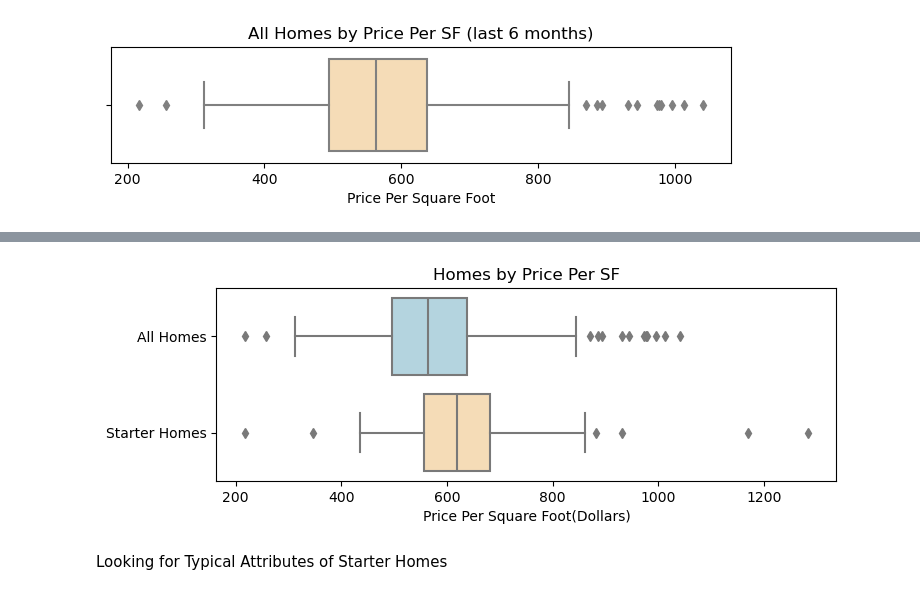
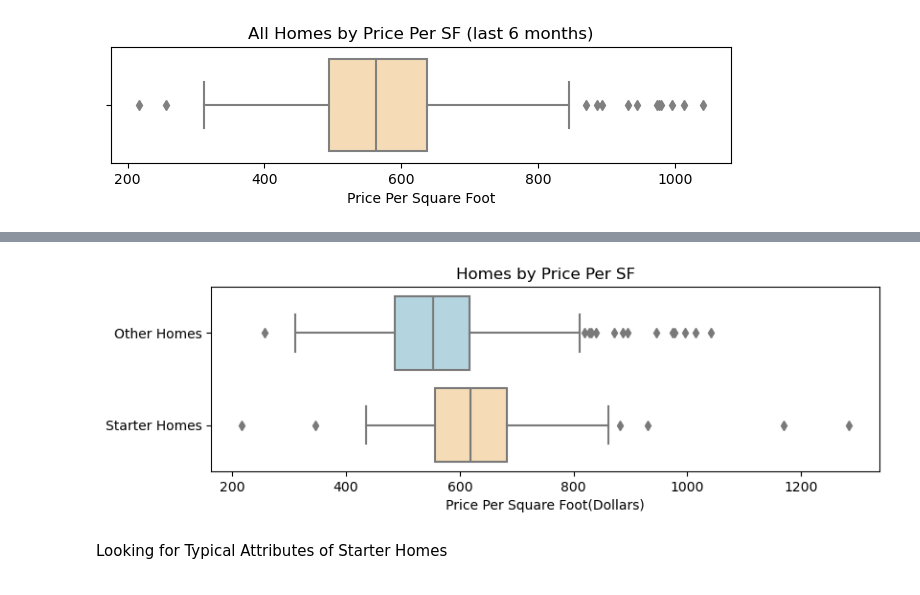
Before and after one commit to StarkArk/Local_Real_Estate_Analysis, a Jupyter notebook: real_estate_eda.ipynb, the cells around one changed output, grey strips where cells are left out. Cells and saved outputs as stored; diff of their text form; code cells hidden in the pictures.

```diff
--- a/real_estate_eda.ipynb
+++ b/real_estate_eda.ipynb
@@ -232,7 +228,7 @@ print(f"Mean Value: {np.mean(re_df_recent['pricePerSf'])}")
 786.358
 Mean Value: 632.2766666666668
 # %%
-# Compare to Average Home
+# Compare to Other Homes
 # File Path
 p = Path.cwd()
 p3 = f'{p}/Comp_Crunch_Files/TO_Homes_6months_102024.csv'
@@ -240,6 +236,7 @@ p3 = f'{p}/Comp_Crunch_Files/TO_Homes_6months_102024.csv'
 df_6mo = pd.read_csv(p3)
 
 df_6mo = df_6mo[df_6mo['pricePerSf'] >200]
+df_6mo_Other = df_6mo[df_6mo['sqft'] >1399]
 
 df_6mo.head(2)
 # %% [output]
@@ -271,14 +269,14 @@ plt.savefig('Images/pricepersf_boxplot_allhomes6mo.svg', format='svg')
 [figure]
 # %%
 # Create a DataFrame for All Homes
-df_all = pd.DataFrame()
-df_all['PSF'] = df_6mo['pricePerSf']
-df_all['Type'] = 'All Homes'
+df_other = pd.DataFrame()
+df_other['PSF'] = df_6mo_Other['pricePerSf']
+df_other['Type'] = 'Other Homes'
 
 # Create a DataFrame for Starter Homes
 df_starter = pd.DataFrame()
 df_starter['PSF'] = re_df_recent['pricePerSf']
 df_starter['Type'] = 'Starter Homes'
 
-# Combine Them
-df_combo = pd.concat([df_all, df_starter], axis=0)
+# Combine them to compare
+df_combo = pd.concat([df_other, df_starter], axis=0)
@@ -285,16 +299,16 @@ df_combo = pd.concat([df_all, df_starter], axis=0)
 # %%
 # Plot the Comparison
-plt.figure(figsize=(8,2.5))
+plt.figure(figsize=(9,2.5))
 
 sns.boxplot(df_combo, x='PSF', y='Type', palette=['lightblue', 'navajowhite'])
 plt.ylabel('')
 
 plt.title('Homes by Price Per SF')
 plt.xlabel('Price Per Square Foot(Dollars)')
 
 plt.savefig('Images/pricepersf_boxplot_comparison.svg', format='svg')
 # %% [output]
-[figure, old version]
+[figure, new version]
 # %% [markdown]
 Looking for Typical Attributes of Starter Homes
 # %% [markdown]
```
Also changed, not shown: parts of 5 cells of this notebook, 6 other files.
